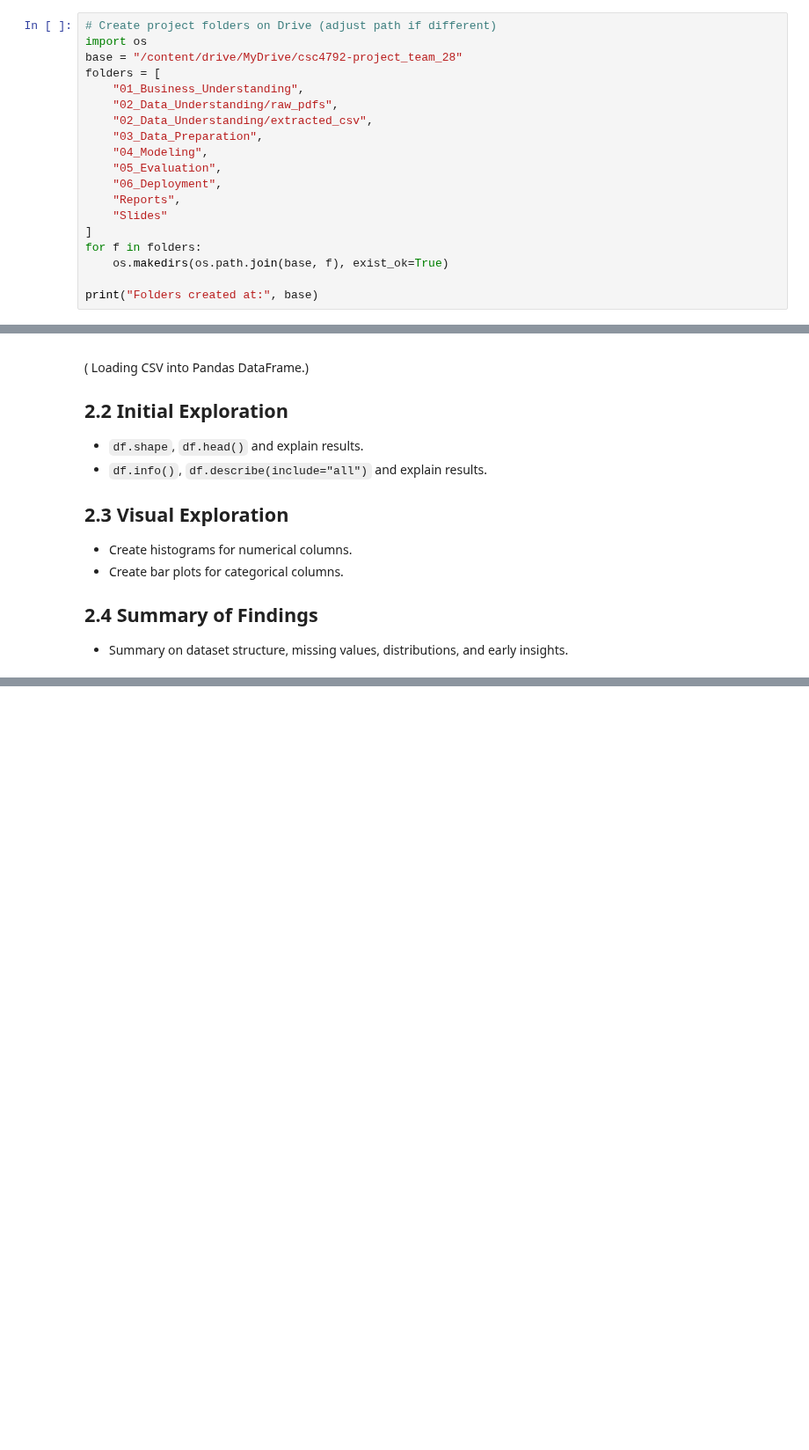
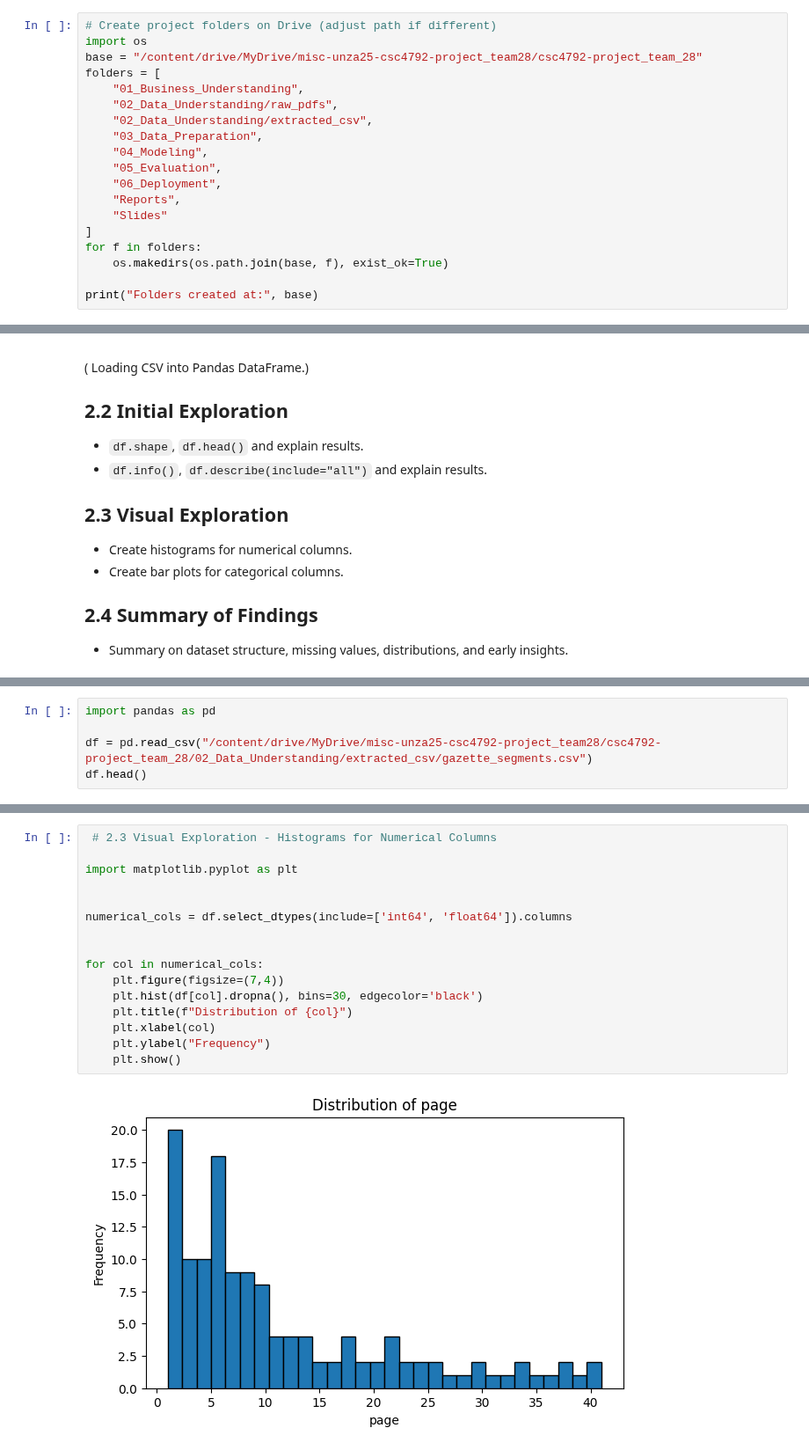
Before and after one commit to M0M0-M/csc4792-project_team_28, a Jupyter notebook: csc4792-project_team_28-notebook.ipynb, the cells around one changed output, grey strips where cells are left out. Shown at 88% size. Cells and saved outputs as stored; diff of their text form; blank space fills up the shorter version.

```diff
--- a/csc4792-project_team_28-notebook.ipynb
+++ b/csc4792-project_team_28-notebook.ipynb
@@ -161,7 +168,7 @@ ValueError: Mountpoint must not already contain files
 # %%
 # Create project folders on Drive (adjust path if different)
 import os
-base = "/content/drive/MyDrive/csc4792-project_team_28"
+base = "/content/drive/MyDrive/misc-unza25-csc4792-project_team28/csc4792-project_team_28"
 folders = [
     "01_Business_Understanding",
     "02_Data_Understanding/raw_pdfs",
@@ -250,3 +257,8 @@ print("Saved:", out_csv, "Rows:", len(df))
 # %% [output]
 Found 10 PDF(s).
 Saved: /content/drive/MyDrive/csc4792-project_team_28/02_Data_Understanding/extracted_csv/gazette_segments1.csv Rows: 133
+# %%
+import pandas as pd
+
+df = pd.read_csv("/content/drive/MyDrive/misc-unza25-csc4792-project_team28/csc4792-project_team_28/02_Data_Understanding/extracted_csv/gazette_segments.csv")
+df.head()
@@ -252,0 +316,18 @@ Saved: /content/drive/MyDrive/csc4792-project_team_28/02_Data_Understanding/extr
+# %%
+ # 2.3 Visual Exploration - Histograms for Numerical Columns
+
+import matplotlib.pyplot as plt
+
+
+numerical_cols = df.select_dtypes(include=['int64', 'float64']).columns
+
+
+for col in numerical_cols:
+    plt.figure(figsize=(7,4))
+    plt.hist(df[col].dropna(), bins=30, edgecolor='black')
+    plt.title(f"Distribution of {col}")
+    plt.xlabel(col)
+    plt.ylabel("Frequency")
+    plt.show()
+# %% [output]
+[figure, added]
```
Also changed, not shown: parts of 14 cells of this notebook, 1 other file.
